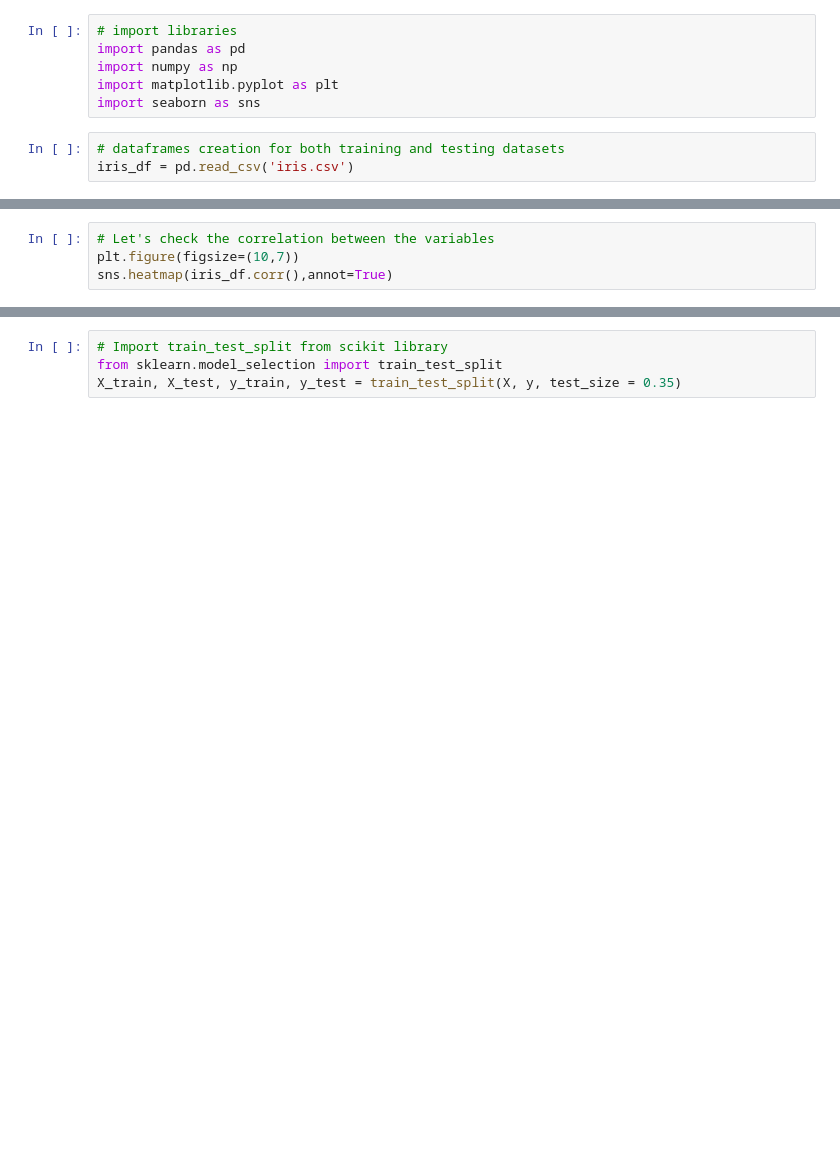
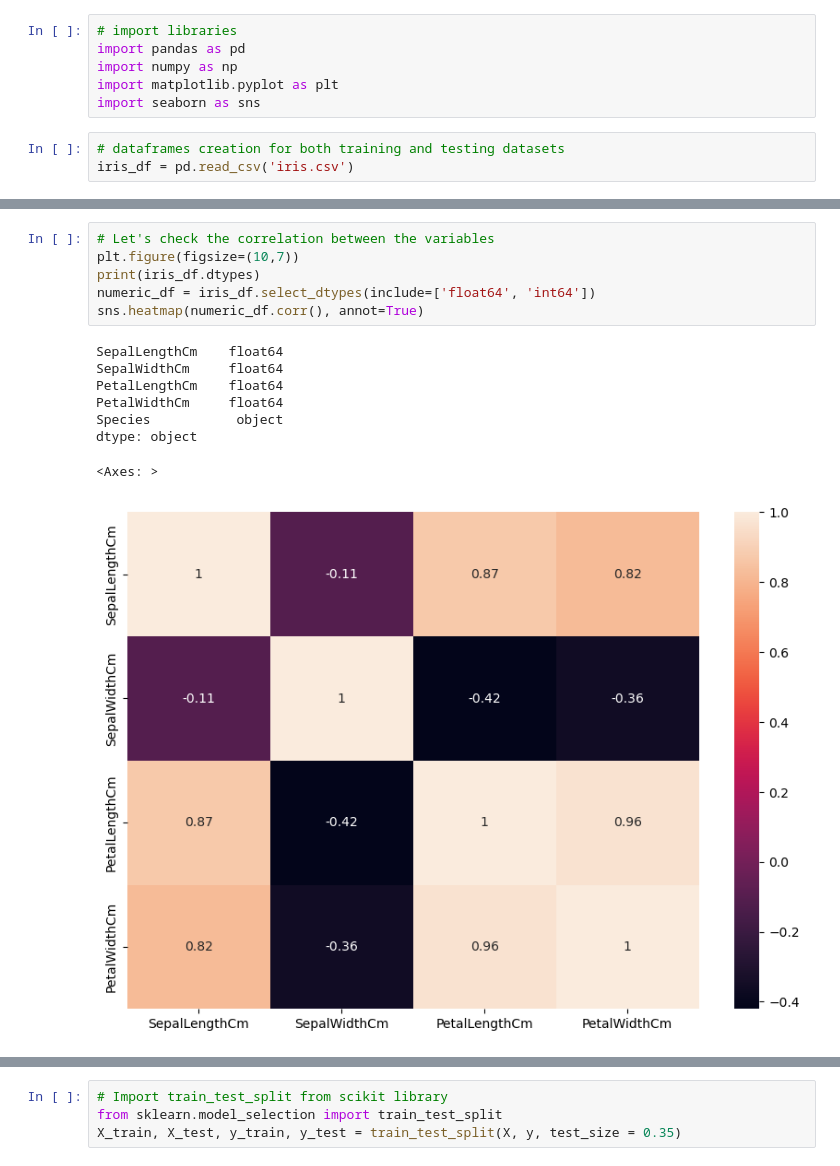
Before and after one commit to VishakhaKurumbhati/PythonTraining_vishakha, a Jupyter notebook: 15. machine_learning/knn/KNN Solution.ipynb, the cells around one changed output, grey strips where cells are left out. Saved outputs shown, nothing was run; the diff lists cells and outputs as text; blank space fills up the shorter version.

```diff
--- a/15. machine_learning/knn/KNN Solution.ipynb
+++ b/15. machine_learning/knn/KNN Solution.ipynb
@@ -34,7 +55,18 @@ sns.pairplot(iris_df, hue = 'Species')
 # %%
 # Let's check the correlation between the variables
 plt.figure(figsize=(10,7))
-sns.heatmap(iris_df.corr(),annot=True)
+print(iris_df.dtypes)
+numeric_df = iris_df.select_dtypes(include=['float64', 'int64'])
+sns.heatmap(numeric_df.corr(), annot=True)
+# %% [output]
+SepalLengthCm    float64
+SepalWidthCm     float64
+PetalLengthCm    float64
+PetalWidthCm     float64
+Species           object
+dtype: object
+<Axes: >
+[figure, added]
 # %%
 # Let's drop the ID and Species (target label) coloumns
 X = iris_df.drop(['Species'],axis=1)
```
Also changed, not shown: parts of 12 cells of this notebook, 5 other files.
